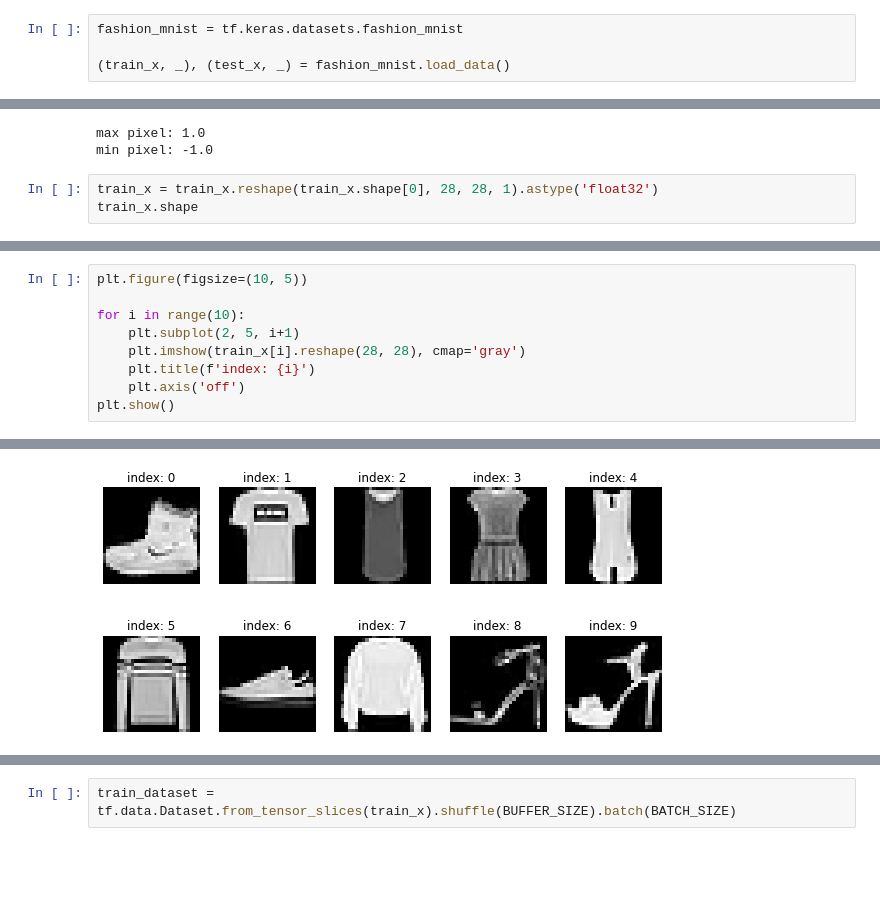
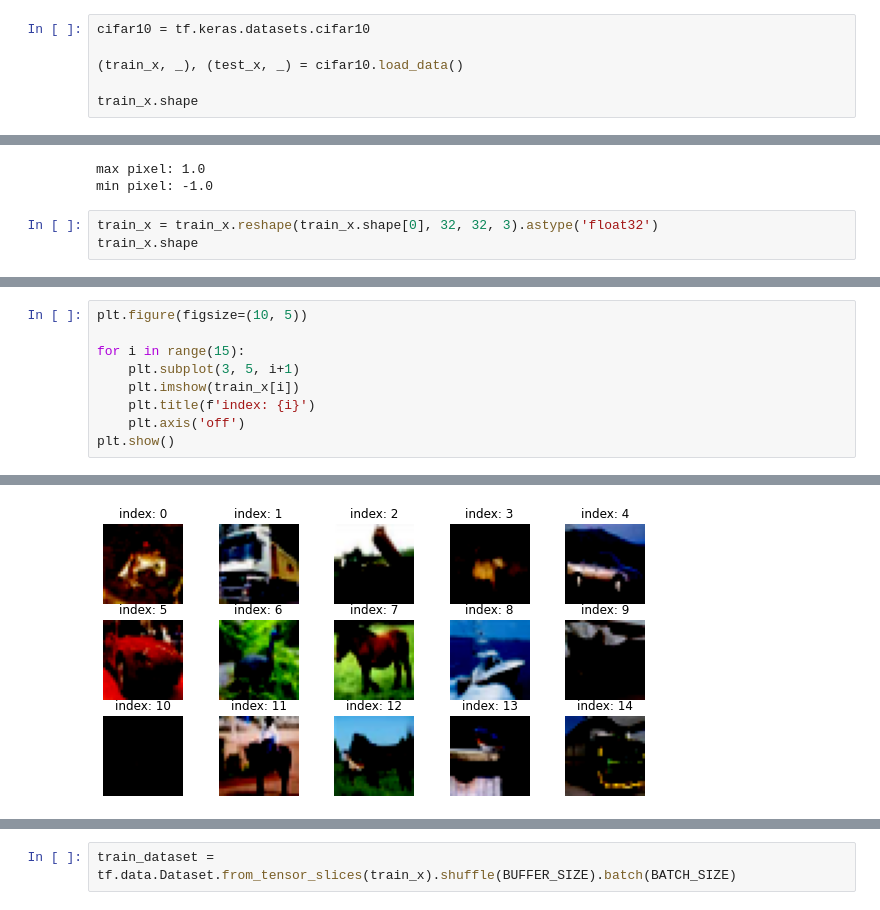
Before and after one commit to moonkl7/Simple_AI, a Jupyter notebook: [E-13]fashion.ipynb, the cells around one changed output, grey strips where cells are left out. Saved outputs shown, nothing was run; the diff lists cells and outputs as text; blank space fills up the shorter version.

```diff
--- a/[E-13]fashion.ipynb
+++ b/[E-13]fashion.ipynb
@@ -27,4 +20,6 @@ c:\github\Simple_AI
 # %%
-fashion_mnist = tf.keras.datasets.fashion_mnist
+cifar10 = tf.keras.datasets.cifar10
 
-(train_x, _), (test_x, _) = fashion_mnist.load_data()
+(train_x, _), (test_x, _) = cifar10.load_data()
+
+train_x.shape
@@ -43,6 +40,6 @@ print("min pixel:", train_x.min())
 max pixel: 1.0
 min pixel: -1.0
 # %%
-train_x = train_x.reshape(train_x.shape[0], 28, 28, 1).astype('float32')
+train_x = train_x.reshape(train_x.shape[0], 32, 32, 3).astype('float32')
 train_x.shape
 # %% [output]
@@ -56,9 +55,9 @@ plt.show()
 # %%
 plt.figure(figsize=(10, 5))
 
-for i in range(10):
-    plt.subplot(2, 5, i+1)
-    plt.imshow(train_x[i].reshape(28, 28), cmap='gray')
+for i in range(15):
+    plt.subplot(3, 5, i+1)
+    plt.imshow(train_x[i])
     plt.title(f'index: {i}')
     plt.axis('off')
 plt.show()
@@ -66,4 +80,4 @@ plt.show()
-[figure, old version]
+[figure, new version]
 # %%
 plt.figure(figsize=(10, 12))
 
```
Also changed, not shown: parts of 33 cells of this notebook.
